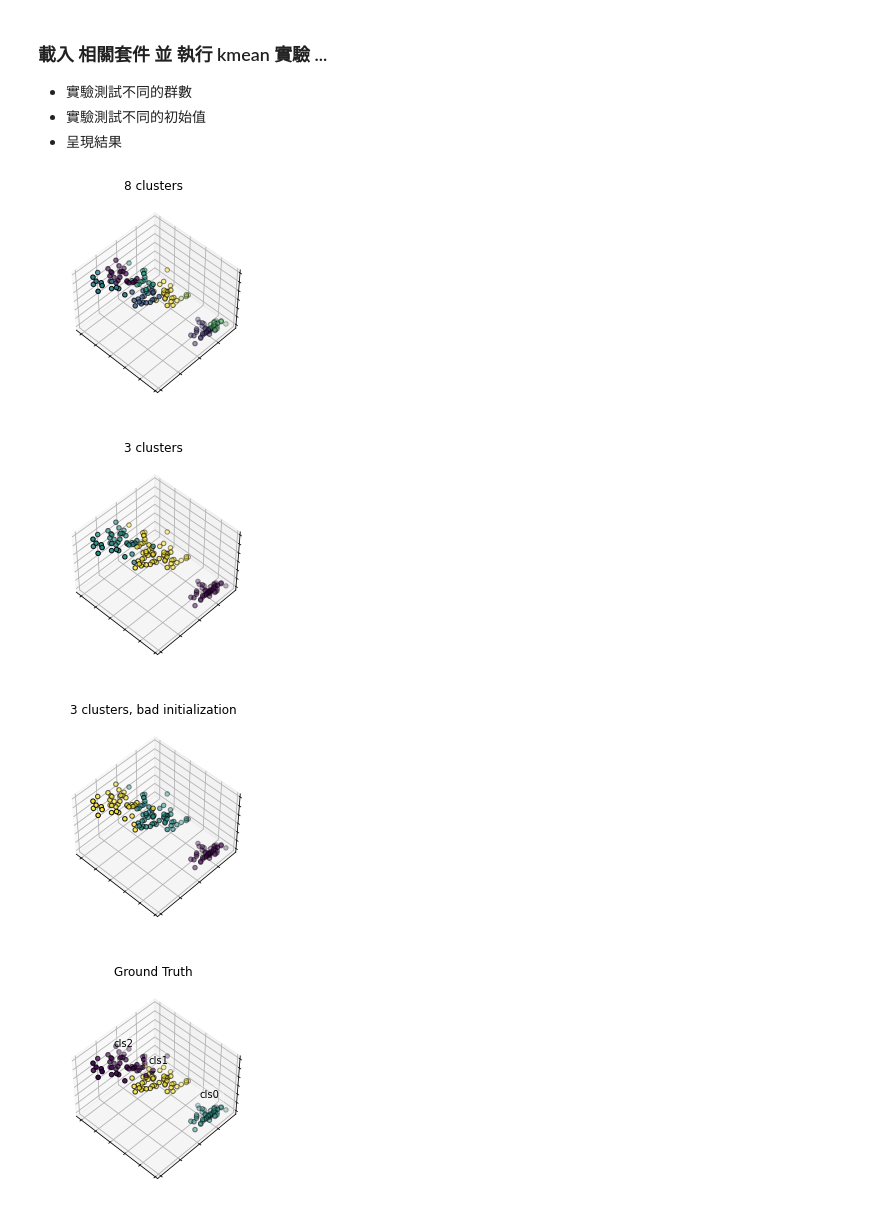
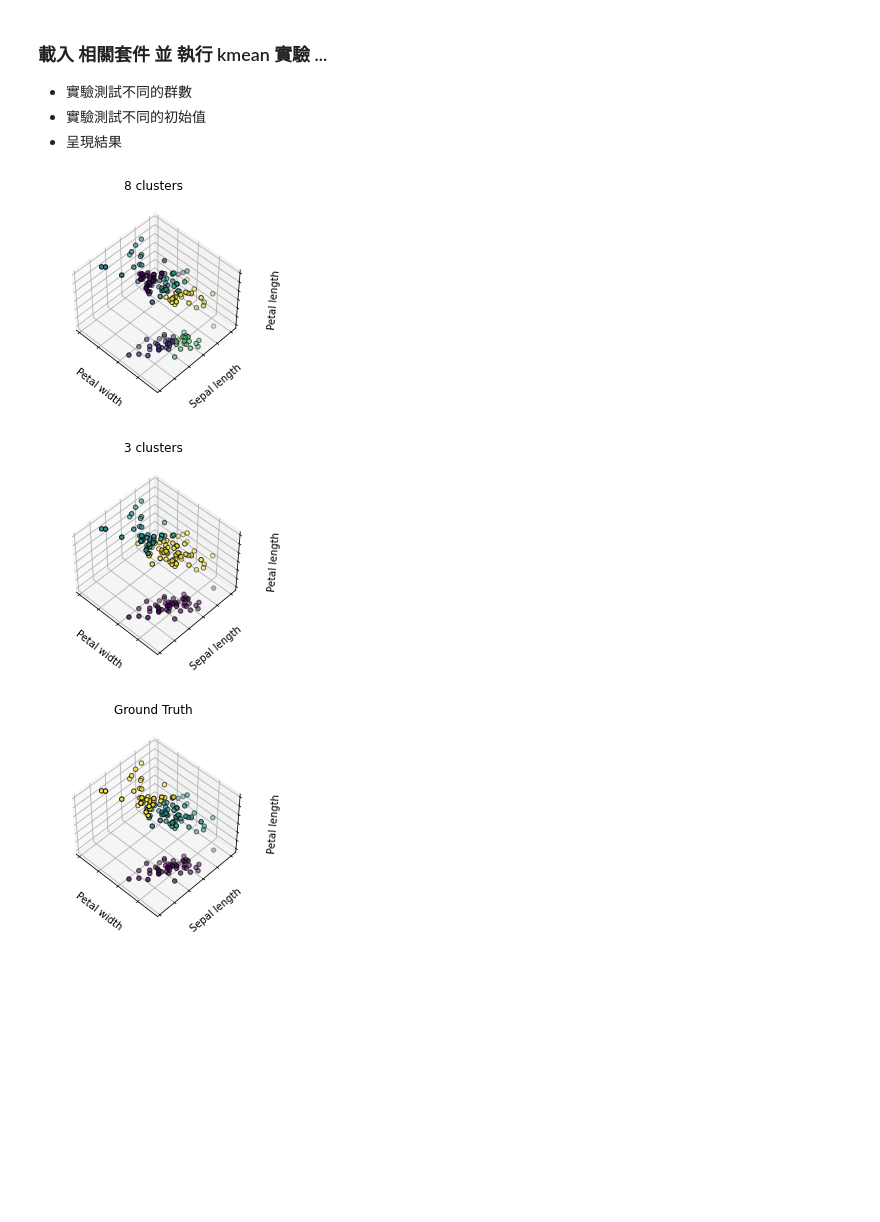
Before and after one commit to Chung-Yi/cupoy, a Jupyter notebook: D55/Day_055_HW.ipynb, the cells around one changed output. Saved outputs shown, nothing was run; the diff lists cells and outputs as text; code cells hidden in the pictures; blank space fills up the shorter version.

Commit message:
K-Means

```diff
--- a/D55/Day_055_HW.ipynb
+++ b/D55/Day_055_HW.ipynb
@@ -30,47 +50,52 @@ estimators = [('k_means_8', KMeans(n_clusters=8)),
 fignum = 1
 titles = ['8 clusters', '3 clusters', '3 clusters, bad initialization']
 for name, est in estimators:
     fig = plt.figure(fignum, figsize=(4, 3))
     ax = Axes3D(fig, rect=[0, 0, .95, 1], elev=48, azim=134)
 
     ## fit data
     est.fit(X)
 
     labels = est.labels_
 
-    ax.scatter(X[:, 3], X[:, 0], X[:, 2],
+    ax.scatter(X[:, 0], X[:, 1], X[:, 2],
                c=labels.astype(np.float), edgecolor='k')
 
     ax.w_xaxis.set_ticklabels([])
     ax.w_yaxis.set_ticklabels([])
     ax.w_zaxis.set_ticklabels([])
+    ax.set_xlabel('Petal width')
+    ax.set_ylabel('Sepal length')
+    ax.set_zlabel('Petal length')
     ax.set_title(titles[fignum - 1])
     ax.dist = 12
     fignum = fignum + 1
 
 # Plot the ground truth
-fig = plt.figure(fignum, figsize=(4, 3))
-ax = Axes3D(fig, rect=[0, 0, .95, 1], elev=48, azim=134)
+# fig = plt.figure(fignum, figsize=(4, 3))
+# ax = Axes3D(fig, rect=[0, 0, .95, 1], elev=48, azim=134)
 
-for name, label in [('cls0', 0),
-                    ('cls1', 1),
-                    ('cls2', 2)]:
-    ax.text3D(X[y == label, 3].mean(),
-              X[y == label, 0].mean(),
-              X[y == label, 2].mean() + 2, name,
-              horizontalalignment='center',
-              bbox=dict(alpha=.2, edgecolor='w', facecolor='w'))
+# for name, label in [('Setosa', 0),
+#                     ('Versicolour', 1),
+#                     ('Virginica', 2)]:
+#     ax.text3D(X[y == label, 0].mean(),
+#               X[y == label, 1].mean(),
+#               X[y == label, 2].mean() + 2, name,
+#               horizontalalignment='center',
+#               bbox=dict(alpha=.2, edgecolor='w', facecolor='w'))
 # Reorder the labels to have colors matching the cluster results
-y = np.choose(y, [1, 2, 0]).astype(np.float)
-ax.scatter(X[:, 3], X[:, 0], X[:, 2], c=y, edgecolor='k')
+# y = np.choose(y, [1, 2, 0]).astype(np.float)
+# ax.scatter(X[:, 3], X[:, 0], X[:, 2], c=y, edgecolor='k')
 
 ax.w_xaxis.set_ticklabels([])
 ax.w_yaxis.set_ticklabels([])
 ax.w_zaxis.set_ticklabels([])
+ax.set_xlabel('Petal width')
+ax.set_ylabel('Sepal length')
+ax.set_zlabel('Petal length')
 ax.set_title('Ground Truth')
 ax.dist = 12
 # %% [output]
-[figure, old version]
+[figure, new version]
-[figure, old version]
+[figure, new version]
-[figure, old version]
+[figure, new version]
-[figure, removed]
```
Also changed, not shown: parts of 1 cell of this notebook.
